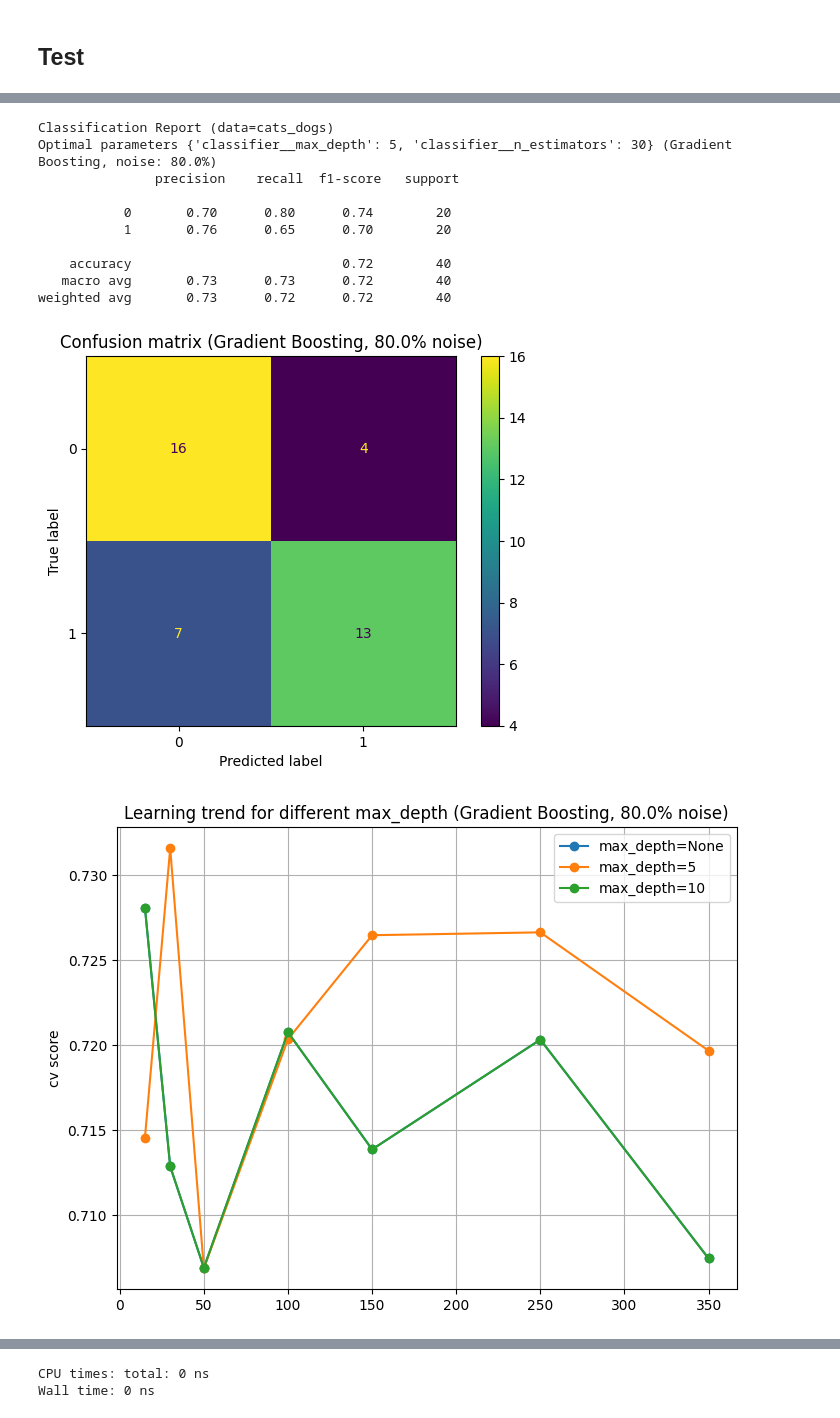
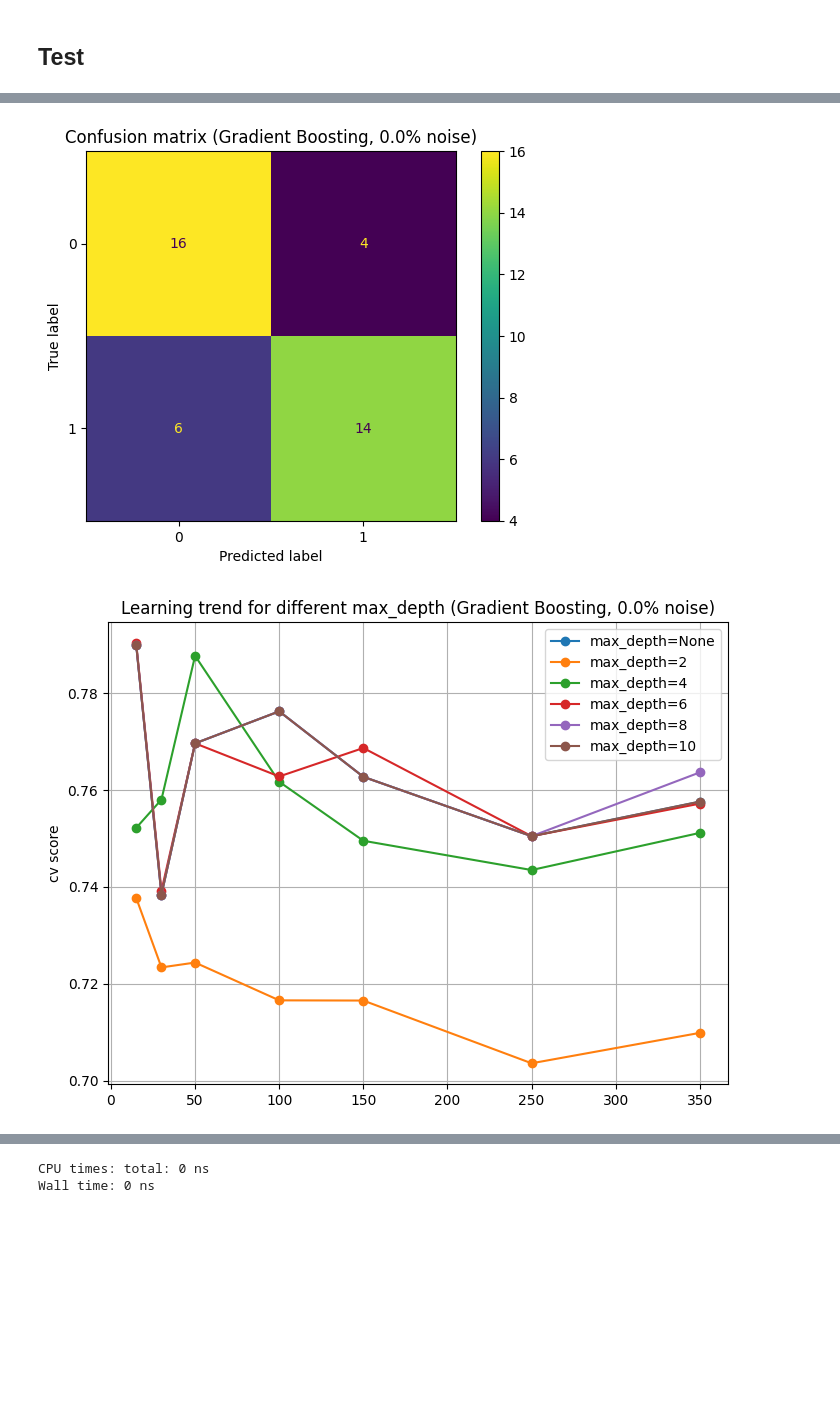
Before and after one commit to lucamodica/statistical-learning-for-big-data, a Jupyter notebook: projects/project2/project2.ipynb, the cells around one changed output, grey strips where cells are left out. Saved outputs shown, nothing was run; the diff lists cells and outputs as text; code cells hidden in the pictures; blank space fills up the shorter version.

```diff
--- a/projects/project2/project2.ipynb
+++ b/projects/project2/project2.ipynb
@@ -35,7 +35,7 @@ logging.basicConfig(level=logging.INFO, format='%(asctime)s - %(levelname)s - %(
 noises = [0, 0.2, 0.4, 0.6, 0.8]
 
 n_estimators = [15, 30, 50, 100, 150, 250, 350]
-max_depth = [None, 5, 10]
+max_depth = [None, 1, 2, 3, 4, 5, 6, 7, 8, 9, 10]
 min_samples_split = [2, 5, 10]
 learning_rate = [0.01, 0.1, 1]
 
@@ -239,30 +239,32 @@ def plot_learning_trend(grid_search_res, model_name, noise, data='cancer'):
     plt.title(f'Learning trend for different n_estimators ({model_name_map[model_name]}, {noise * 100}% noise)')
     plt.grid(True)
     plt.savefig(f"imgs_{data}/{model_name}_plot_n_estimators_noise_{noise}.png")
-    plt.show()
+    #plt.show()
 
 def plot_max_depth(grid_search_res, model_name, noise, data='cancer'):
     results = grid_search_res.cv_results_
 
     plt.figure(figsize=(8, 6))
-    for n in max_depth:
-        mask = results['param_classifier__max_depth'] == n
-        mean_scores = np.mean(results['mean_test_score'][mask].reshape(-1, len(n_estimators)), axis=0)
-        plt.plot(n_estimators, mean_scores, marker='o', label=f'max_depth={n}')
+    ## Changed
+    for d in max_depth:
+        mask_d = results['param_classifier__max_depth'] == d
+        mean_scores = []
+        for n in n_estimators:
+            mask_n = results['param_classifier__n_estimators'] == n
+            mask = mask_d & mask_n
+            if np.any(mask):
+                mean_scores.append(np.mean(results['mean_test_score'][mask]))
+            else:
+                mean_scores.append(np.nan)
+        print(d, mean_scores)
+        plt.plot(n_estimators, mean_scores, marker='o', label=f'max_depth={d}')
 
     plt.ylabel('cv score')
     plt.title(f'Learning trend for different max_depth ({model_name_map[model_name]}, {noise * 100}% noise)')
     plt.grid(True)
     plt.legend()
     plt.savefig(f"imgs_{data}/{model_name}_plot_max_depth_noise_{noise}.png")
-    plt.show()
-
-    # best_estimator_none = grid_search_res.best_estimator_
-    # if best_estimator.max_depth is None:
-        # average_depth = np.mean([estimator.get_depth() for estimator in best_estimator.estimators_])
-        # print(f"Average depth of trees in the best ensemble: {average_depth}")
-
-
+    #plt.show()
 
 def plot_confusion_matrix(Y_test, Y_test_pred, labels, model_name, noise, data='cancer'):
   # confusion matrix and display
@@ -272,7 +274,7 @@ def plot_confusion_matrix(Y_test, Y_test_pred, labels, model_name, noise, data='
   cm_display.plot()
   plt.title(f'Confusion matrix ({model_name_map[model_name]}, {noise * 100}% noise)')
   plt.savefig(f"imgs_{data}/{model_name}_confusion_matrix_noise_{noise}.png")
-  plt.show()
+  #plt.show()
 
 def show_classification_report(X_test, Y_test, grid_search_res, model_name: str, noise, data='cancer'):
   Y_test_pred = grid_search_res.predict(X_test)
@@ -288,7 +290,7 @@ def show_feature_importance(top_10_features, model_name: str, noise: float, data
     plt.title(f'Top 10 Features ({model_name}, {noise * 100:.1f}% Noise)')
     plt.xticks(rotation=45, ha='right')
     plt.savefig(f"imgs_{data}/{model_name}_top_10_features_noise_{noise}.png", bbox_inches='tight')
-    plt.show()
+    #plt.show()
 
 def plot_2_top_features(top_10_features, labels, X, Y, model_name: str, noise: float, data='cancer'):
     # 2 most important features
@@ -326,7 +328,7 @@ def plot_2_top_features(top_10_features, labels, X, Y, model_name: str, noise: f
     plt.title(f'Class Division with Top 2 Features ({model_name}, {noise * 100:.1f}% Noise)')
     plt.legend()
     plt.savefig(f"imgs_{data}/{model_name}_class_division_top_2_features_noise_{noise}.png", bbox_inches='tight')
-    plt.show()
+    #plt.show()
 
 def ranking_of_pixels(feature_importance_df,model_name: str, noise: float, data='cancer'):
     # feature importance values
@@ -344,7 +346,7 @@ def ranking_of_pixels(feature_importance_df,model_name: str, noise: float, data=
     plt.suptitle(f'Pixel Importance Ranking ({model_name}, {noise * 100:.1f}% Noise)')
     plt.subplots_adjust(right=0.8)
     plt.savefig(f"imgs_{data}/{model_name}_pixel_importance_noise_{noise}.png", bbox_inches='tight')
-    plt.show()
+    #plt.show()
 # %% [markdown]
 ### Main processes
 # %%
@@ -425,5 +407,5 @@ def main_parallel(model_name: str, data='cancer'):
 # %% [markdown]
 ## Test
 # %%
-#result_cancer = process_noise('gb', 0.8, 'cats_dogs')
+result_cancer = process_noise('gb', 0.0, 'cats_dogs')
 # %% [output]
@@ -431,12 +430,2 @@ def main_parallel(model_name: str, data='cancer'):
-Classification Report (data=cats_dogs)
-Optimal parameters {'classifier__max_depth': 5, 'classifier__n_estimators': 30} (Gradient Boosting, noise: 80.0%)
-               precision    recall  f1-score   support
-
-           0       0.70      0.80      0.74        20
-           1       0.76      0.65      0.70        20
-
-    accuracy                           0.72        40
-   macro avg       0.73      0.73      0.72        40
-weighted avg       0.73      0.72      0.72        40
-[figure, old version]
+[figure, new version]
-[figure, old version]
+[figure, new version]
```
Also changed, not shown: parts of 4 cells of this notebook, 37 other files.
